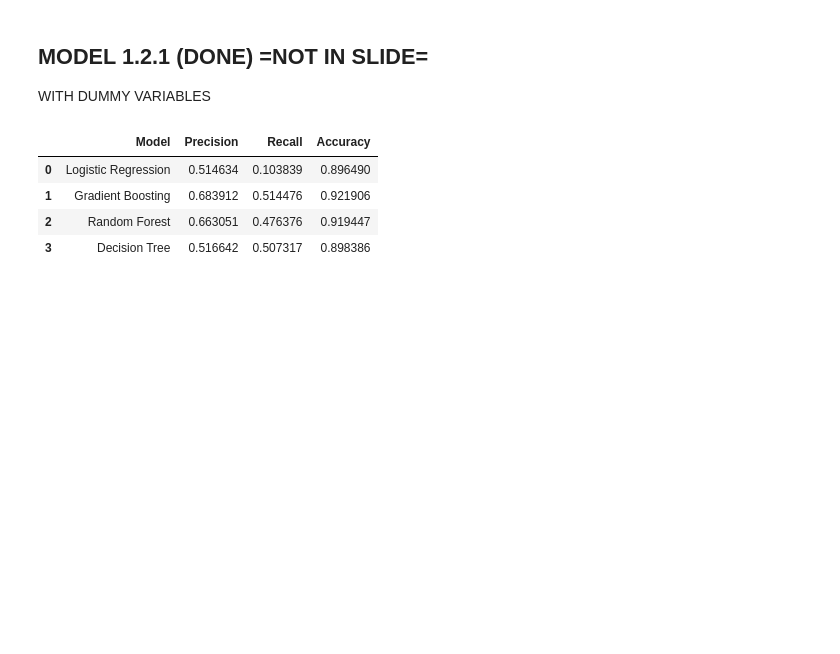
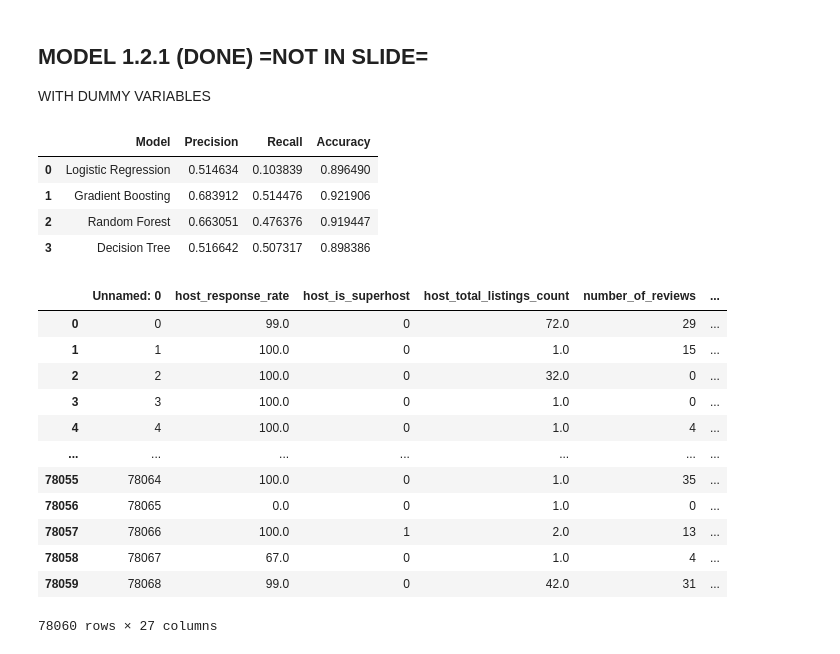
Before and after one commit to WinrichSy/AirBnBusiness, a Jupyter notebook: AirBnb Capstone.ipynb, the cells around one changed output. Saved outputs shown, nothing was run; the diff lists cells and outputs as text; code cells hidden in the pictures; blank space fills up the shorter version.

```diff
--- a/AirBnb Capstone.ipynb
+++ b/AirBnb Capstone.ipynb
@@ -1618,3 +1636,20 @@ df
 | 1 | Gradient Boosting | 0.683912 | 0.514476 | 0.921906 |
 | 2 | Random Forest | 0.663051 | 0.476376 | 0.919447 |
 | 3 | Decision Tree | 0.516642 | 0.507317 | 0.898386 |
+# %%
+test_model = pd.read_csv('Data/Paris/superhost_model.csv')
+test_model
+# %% [output]
+|  | Unnamed: 0 | host_response_rate | host_is_superhost | host_total_listings_count | number_of_reviews | ... |
+| 0 | 0 | 99.0 | 0 | 72.0 | 29 | ... |
+| 1 | 1 | 100.0 | 0 | 1.0 | 15 | ... |
+| 2 | 2 | 100.0 | 0 | 32.0 | 0 | ... |
+| 3 | 3 | 100.0 | 0 | 1.0 | 0 | ... |
+| 4 | 4 | 100.0 | 0 | 1.0 | 4 | ... |
+| ... | ... | ... | ... | ... | ... | ... |
+| 78055 | 78064 | 100.0 | 0 | 1.0 | 35 | ... |
+| 78056 | 78065 | 0.0 | 0 | 1.0 | 0 | ... |
+| 78057 | 78066 | 100.0 | 1 | 2.0 | 13 | ... |
+| 78058 | 78067 | 67.0 | 0 | 1.0 | 4 | ... |
+| 78059 | 78068 | 99.0 | 0 | 42.0 | 31 | ... |
+78060 rows × 27 columns
```
Also changed, not shown: parts of 4 cells of this notebook.
